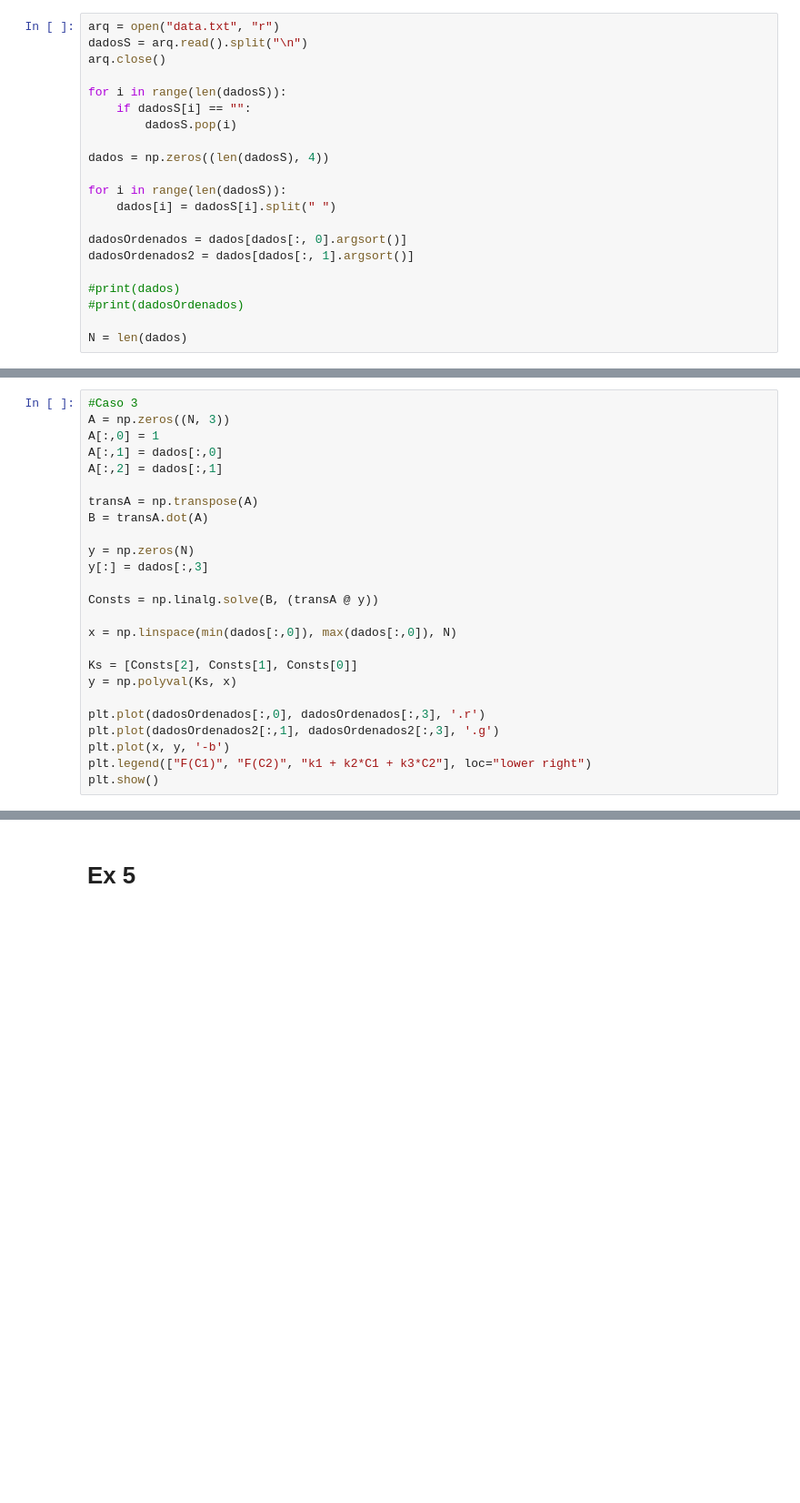
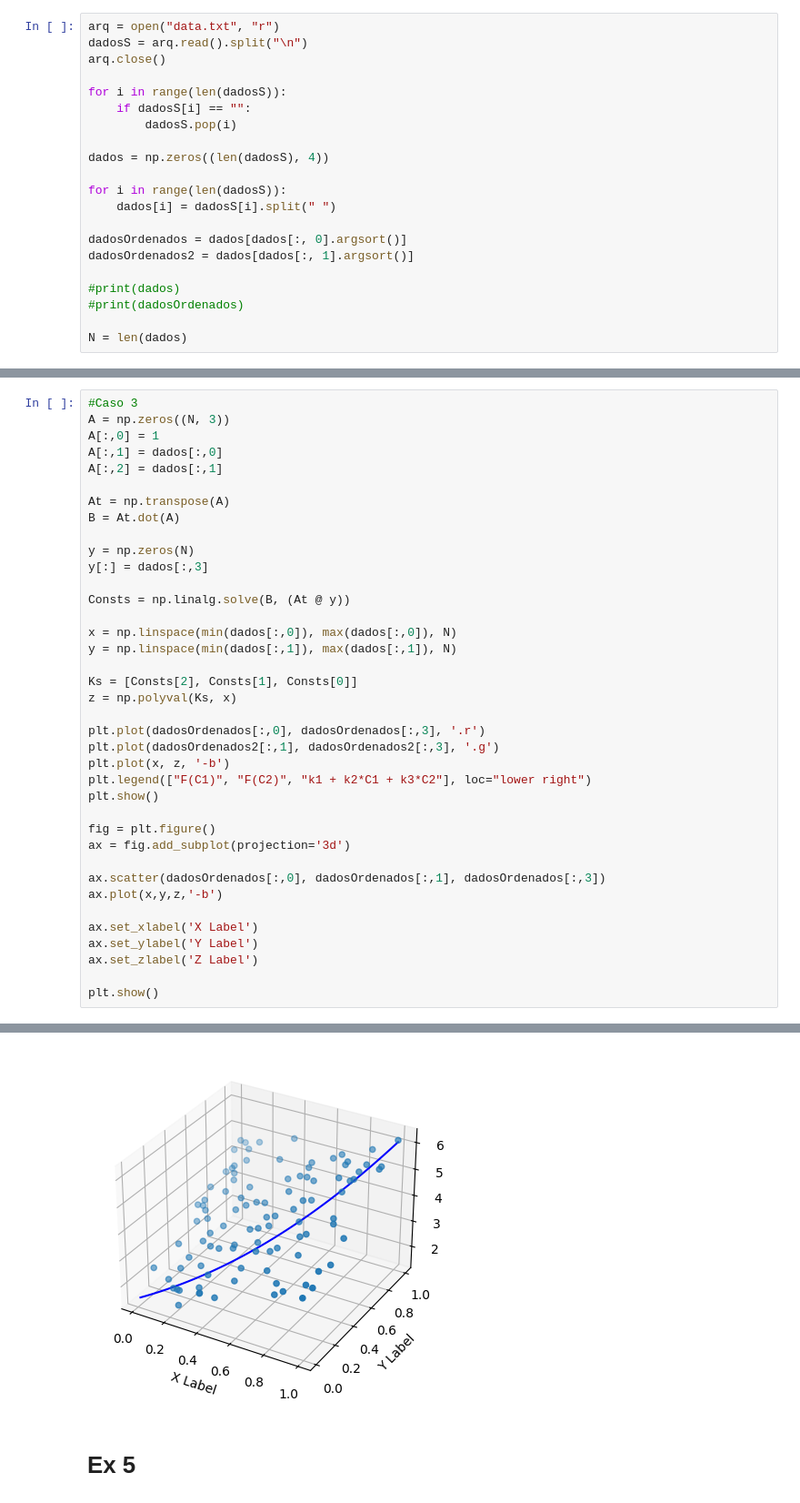
Before and after one commit to LuisFSForti/Atividades_USP, a Jupyter notebook: Calculo_Numerico/Atividade_5/Atividade5.ipynb, the cells around one changed output, grey strips where cells are left out. Shown at 91% size. Drawn from its saved outputs; the diff is of its cells as text; blank space fills up the shorter version.

```diff
--- a/Calculo_Numerico/Atividade_5/Atividade5.ipynb
+++ b/Calculo_Numerico/Atividade_5/Atividade5.ipynb
@@ -182,30 +182,44 @@ plt.show()
 # %%
 #Caso 3
 A = np.zeros((N, 3))
 A[:,0] = 1
 A[:,1] = dados[:,0]
 A[:,2] = dados[:,1]
 
-transA = np.transpose(A)
-B = transA.dot(A)
+At = np.transpose(A)
+B = At.dot(A)
 
 y = np.zeros(N)
 y[:] = dados[:,3]
 
-Consts = np.linalg.solve(B, (transA @ y))
+Consts = np.linalg.solve(B, (At @ y))
 
 x = np.linspace(min(dados[:,0]), max(dados[:,0]), N)
+y = np.linspace(min(dados[:,1]), max(dados[:,1]), N)
 
 Ks = [Consts[2], Consts[1], Consts[0]]
-y = np.polyval(Ks, x)
+z = np.polyval(Ks, x)
 
 plt.plot(dadosOrdenados[:,0], dadosOrdenados[:,3], '.r')
 plt.plot(dadosOrdenados2[:,1], dadosOrdenados2[:,3], '.g')
-plt.plot(x, y, '-b')
+plt.plot(x, z, '-b')
 plt.legend(["F(C1)", "F(C2)", "k1 + k2*C1 + k3*C2"], loc="lower right")
 plt.show()
+
+fig = plt.figure()
+ax = fig.add_subplot(projection='3d')
+
+ax.scatter(dadosOrdenados[:,0], dadosOrdenados[:,1], dadosOrdenados[:,3])
+ax.plot(x,y,z,'-b')
+
+ax.set_xlabel('X Label')
+ax.set_ylabel('Y Label')
+ax.set_zlabel('Z Label')
+
+plt.show()
 # %% [output]
 [figure]
+[figure, added]
 # %% [markdown]
 # Ex 5
 # %%
```
Also changed, not shown: parts of 8 cells of this notebook.
